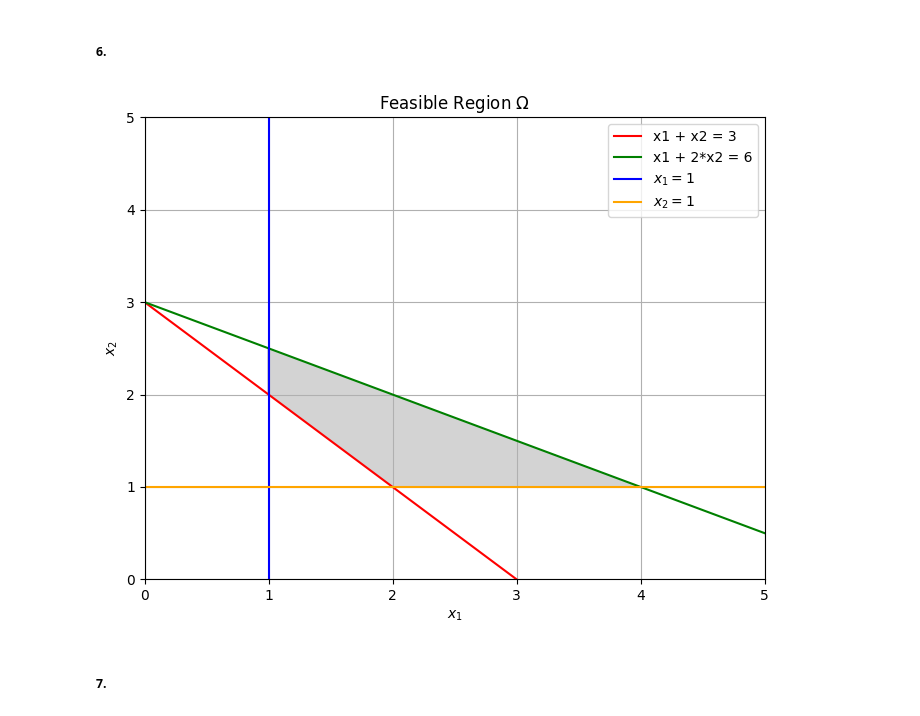
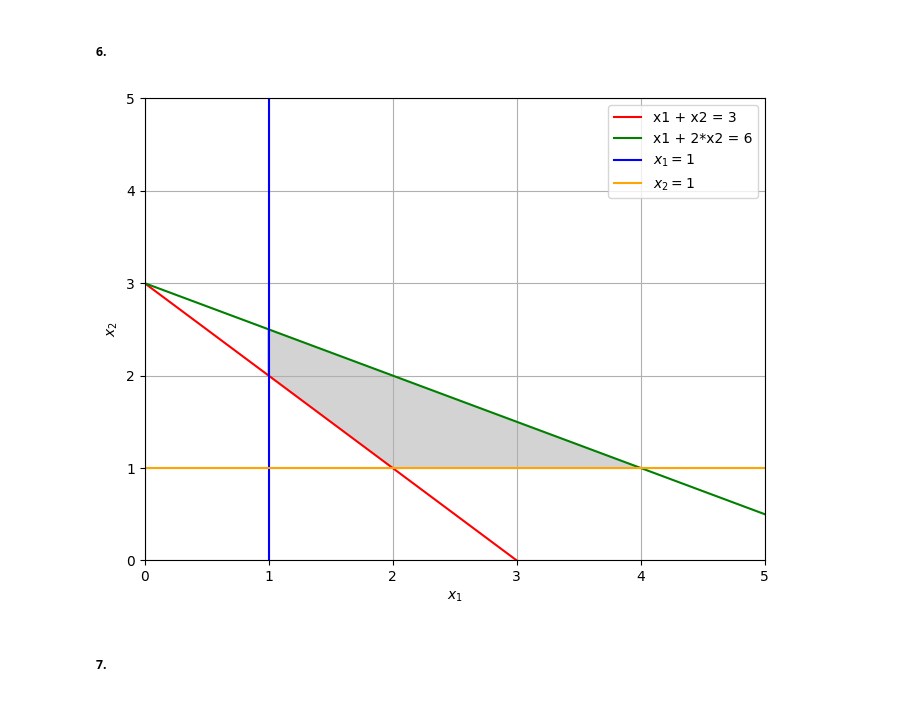
Before and after one commit to ghi-la/OptimizationMethods, a Jupyter notebook: Assignment6/Ass6_GhilardiniMatteo.ipynb, the cells around one changed output. Drawn from its saved outputs; the diff is of its cells as text; code cells hidden in the pictures.

```diff
--- a/Assignment6/Ass6_GhilardiniMatteo.ipynb
+++ b/Assignment6/Ass6_GhilardiniMatteo.ipynb
@@ -120,36 +120,35 @@ For x^1= [3.  1.2]
 x1_vals = np.linspace(0, 5, 300)
 x2_vals = np.linspace(0, 5, 300)
 X1, X2 = np.meshgrid(x1_vals, x2_vals)
 
 # Check feasibility at each grid point
 feasible_mask = np.zeros_like(X1, dtype=bool)
 for i in range(X1.shape[0]):
     for j in range(X1.shape[1]):
         point = (X1[i, j], X2[i, j])
         feasible_mask[i, j] = is_feasible(point)
 
 # Plot the feasible region
 plt.figure(figsize=(8, 6))
 plt.contourf(X1, X2, feasible_mask, levels=[0, 0.5, 1], colors=["white", "lightgray"])
 
 # Plot constraint boundaries
 x = np.linspace(0, 5, 400)
 plt.plot(x, 3 - x, 'r-', label='x1 + x2 = 3')
 plt.plot(x, (6 - x) / 2, 'g-', label='x1 + 2*x2 = 6')
 plt.axvline(1, color='b', linestyle='-', label=r'$x_1 = 1$')
 plt.axhline(1, color='orange', linestyle='-', label=r'$x_2 = 1$')
 
 # Labels and formatting
 plt.xlabel(r'$x_1$')
 plt.ylabel(r'$x_2$')
-plt.title('Feasible Region $\Omega$')
 plt.legend()
-plt.grid(True)
+plt.grid()
 plt.xlim(0, 5)
 plt.ylim(0, 5)
 plt.show()
 # %% [output]
-[figure, old version]
+[figure, new version]
 # %% [markdown]
 ##### 7.
 # %%
```
Also changed, not shown: parts of 36 cells of this notebook, 2 other files.
